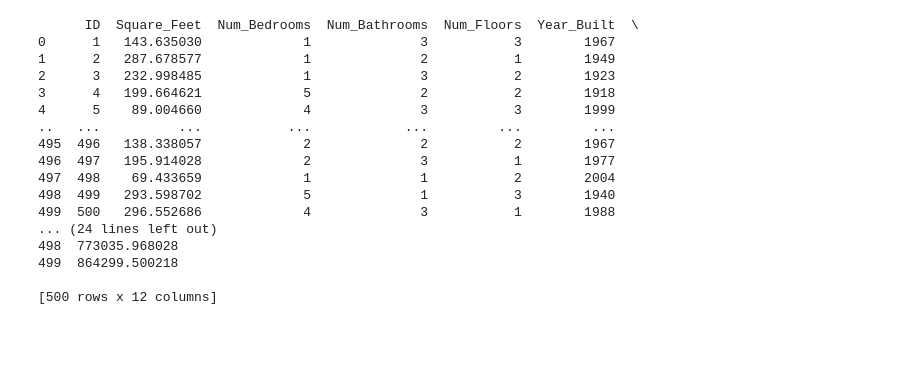
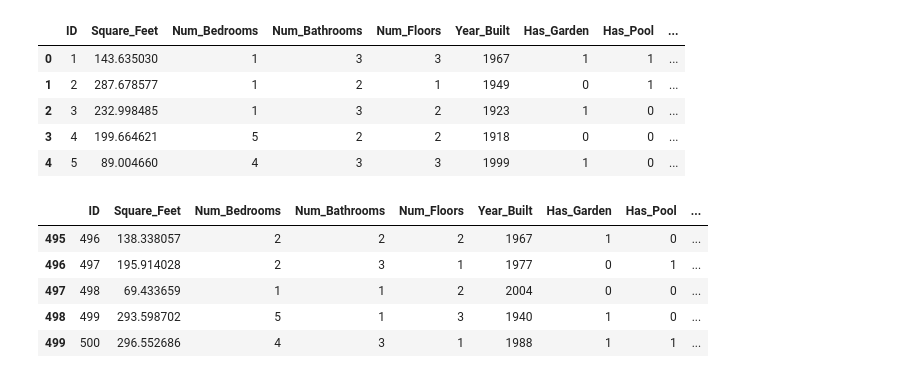
Before and after one commit to Aphelios28/Home-Price-Prediction, a Jupyter notebook: test.ipynb, the cells around one changed output. Saved outputs shown, nothing was run; the diff lists cells and outputs as text; code cells hidden in the pictures; blank space fills up the shorter version.

```diff
--- a/test.ipynb
+++ b/test.ipynb
@@ -8,22 +8,20 @@ from sklearn.linear_model import LogisticRegression, LinearRegression
 from sklearn.metrics import accuracy_score
 # %%
 data = pd.read_csv("./Dataset/real_estate_dataset.csv")
-print(data)
+data.head()
 # %% [output]
-      ID  Square_Feet  Num_Bedrooms  Num_Bathrooms  Num_Floors  Year_Built  \
-0      1   143.635030             1              3           3        1967
-1      2   287.678577             1              2           1        1949
-2      3   232.998485             1              3           2        1923
-3      4   199.664621             5              2           2        1918
-4      5    89.004660             4              3           3        1999
-..   ...          ...           ...            ...         ...         ...
-495  496   138.338057             2              2           2        1967
-496  497   195.914028             2              3           1        1977
-497  498    69.433659             1              1           2        2004
-498  499   293.598702             5              1           3        1940
-499  500   296.552686             4              3           1        1988
-... (24 lines left out)
-498  773035.968028
-499  864299.500218
-
-[500 rows x 12 columns]
+|  | ID | Square_Feet | Num_Bedrooms | Num_Bathrooms | Num_Floors | Year_Built | Has_Garden | Has_Pool | ... |
+| 0 | 1 | 143.635030 | 1 | 3 | 3 | 1967 | 1 | 1 | ... |
+| 1 | 2 | 287.678577 | 1 | 2 | 1 | 1949 | 0 | 1 | ... |
+| 2 | 3 | 232.998485 | 1 | 3 | 2 | 1923 | 1 | 0 | ... |
+| 3 | 4 | 199.664621 | 5 | 2 | 2 | 1918 | 0 | 0 | ... |
+| 4 | 5 | 89.004660 | 4 | 3 | 3 | 1999 | 1 | 0 | ... |
+# %%
+data.tail()
+# %% [output]
+|  | ID | Square_Feet | Num_Bedrooms | Num_Bathrooms | Num_Floors | Year_Built | Has_Garden | Has_Pool | ... |
+| 495 | 496 | 138.338057 | 2 | 2 | 2 | 1967 | 1 | 0 | ... |
+| 496 | 497 | 195.914028 | 2 | 3 | 1 | 1977 | 0 | 1 | ... |
+| 497 | 498 | 69.433659 | 1 | 1 | 2 | 2004 | 0 | 0 | ... |
+| 498 | 499 | 293.598702 | 5 | 1 | 3 | 1940 | 1 | 0 | ... |
+| 499 | 500 | 296.552686 | 4 | 3 | 1 | 1988 | 1 | 1 | ... |
```
Also changed, not shown: parts of 10 cells of this notebook, 1 other file.
